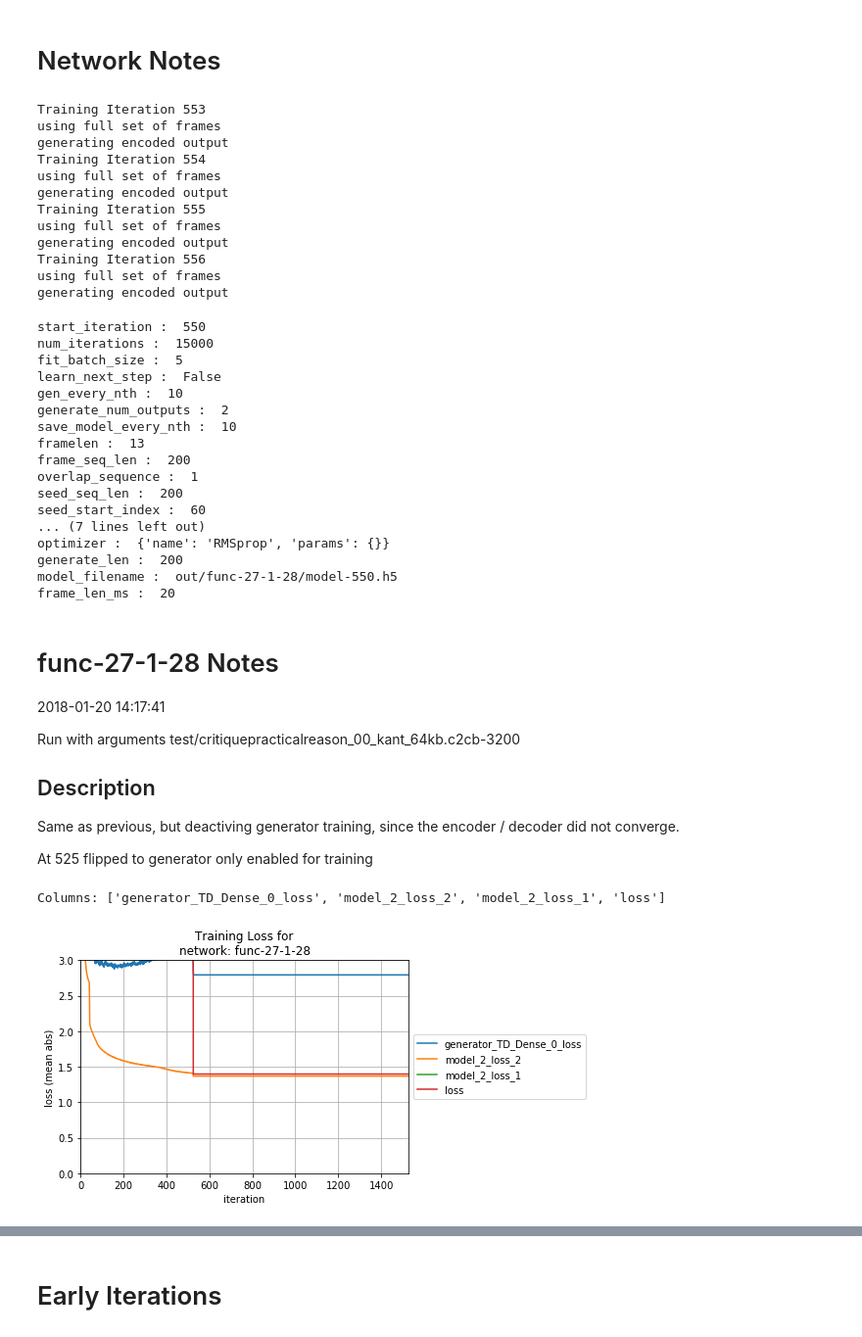
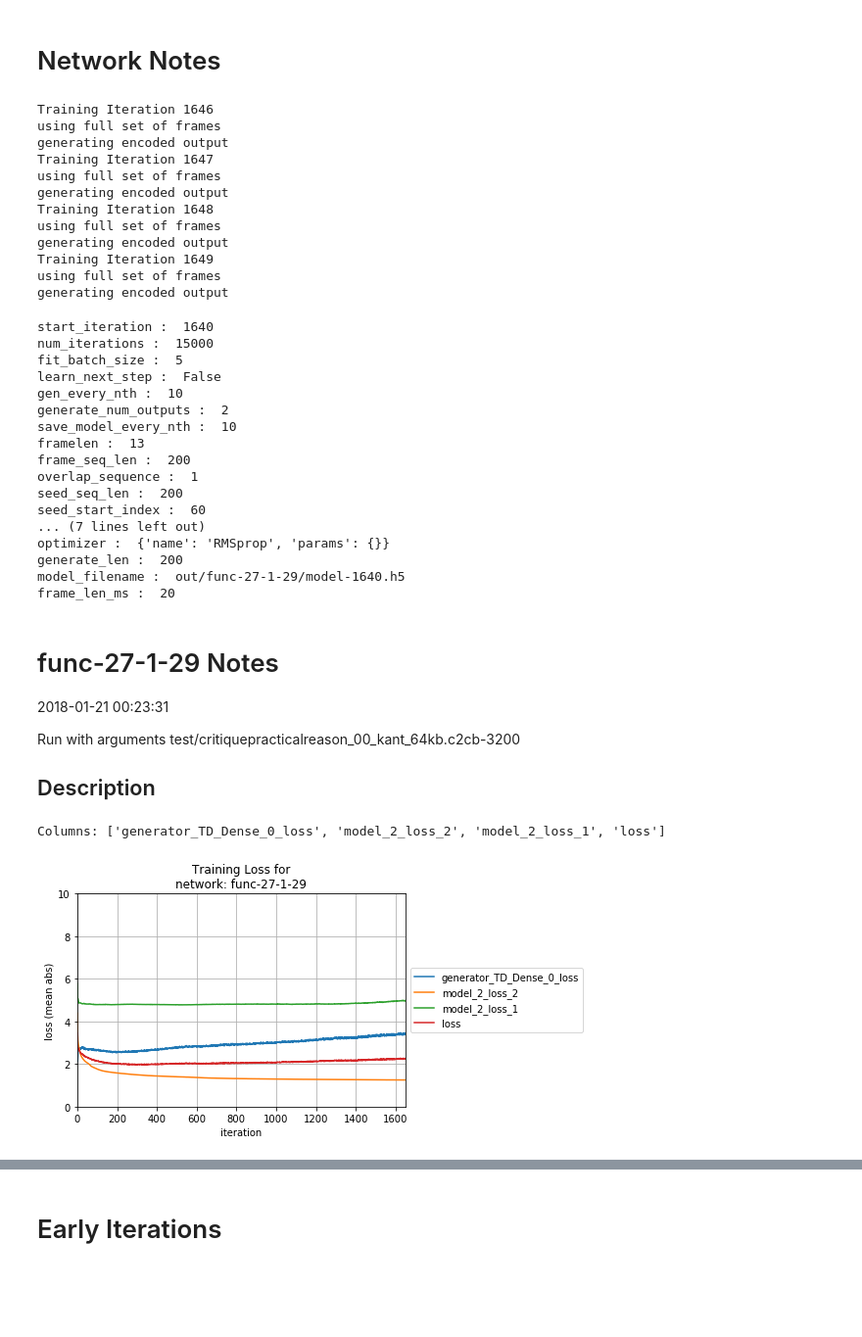
Before and after one commit to philayres/babble-rnn, a Jupyter notebook: notebooks/network_highlights.ipynb, the cells around one changed output, grey strips where cells are left out. Shown at 98% size. Saved outputs shown, nothing was run; the diff lists cells and outputs as text; code cells hidden in the pictures; blank space fills up the shorter version.

Commit message:
Learning func-27-1-30 test/critiquepracticalreason_00_kant_64kb.c2cb-3200

```diff
--- a/notebooks/network_highlights.ipynb
+++ b/notebooks/network_highlights.ipynb
@@ -2,7 +2,7 @@
 # Network Notes
 # %%
 # good 160 unit *3 network
-network_model = "func-27-1-28"
+network_model = "func-27-1-29"
 iter1 = 213750
 iter2 = 23550
 codec = 3200
@@ -60,16 +60,16 @@ if os.path.isfile(nh):
     res = res.split("\n")[-1]
     print(res)
 # %% [output]
-Training Iteration 553
+Training Iteration 1646
 using full set of frames
 generating encoded output
-Training Iteration 554
+Training Iteration 1647
 using full set of frames
 generating encoded output
-Training Iteration 555
+Training Iteration 1648
 using full set of frames
 generating encoded output
-Training Iteration 556
+Training Iteration 1649
 using full set of frames
 generating encoded output
 # %%
@@ -78,7 +78,7 @@ with open(home + "/store/c2gen/out/"+network_model+"/config.json") as f:
     for k,v in j.items():
         print(k,": ",v)
 # %% [output]
-start_iteration :  550
+start_iteration :  1640
 num_iterations :  15000
 fit_batch_size :  5
 learn_next_step :  False
@@ -93,7 +93,7 @@ seed_start_index :  60
 ... (7 lines left out)
 optimizer :  {'name': 'RMSprop', 'params': {}}
 generate_len :  200
-model_filename :  out/func-27-1-28/model-550.h5
+model_filename :  out/func-27-1-29/model-1640.h5
 frame_len_ms :  20
 # %%
 try:
@@ -103,26 +103,21 @@ try:
 except:
     print("no markdown file found")
 # %% [output]
-# func-27-1-28 Notes
+# func-27-1-29 Notes
 
-2018-01-20 14:17:41
+2018-01-21 00:23:31
 
 Run with arguments test/critiquepracticalreason_00_kant_64kb.c2cb-3200
 
 ## Description
-
-Same as previous, but deactiving generator training,
-since the encoder / decoder did not converge.
-
-At 525 flipped to generator only enabled for training
 # %%
 if model_type != 'functional':
   nd.model_config(network_model)
 # %%
-nd.plot_training_loss(network_model, 'mean abs', columns=['generator_TD_Dense_0_loss', 'model_2_loss_2', 'model_2_loss_1', 'loss'], weights=[20,1,1,10], start_index=0, y_max=3)
+nd.plot_training_loss(network_model, 'mean abs', columns=['generator_TD_Dense_0_loss', 'model_2_loss_2', 'model_2_loss_1', 'loss'], weights=[20,1,1,10], start_index=0, y_max=10)
 # %% [output]
 Columns: ['generator_TD_Dense_0_loss', 'model_2_loss_2', 'model_2_loss_1', 'loss']
-[figure, old version]
+[figure, new version]
 # %%
 with open(home + "/store/c2gen/out/"+network_model+"/training.log") as f:
     rl = f.readlines()
```
Also changed, not shown: parts of 5 cells of this notebook, 5 other files.
